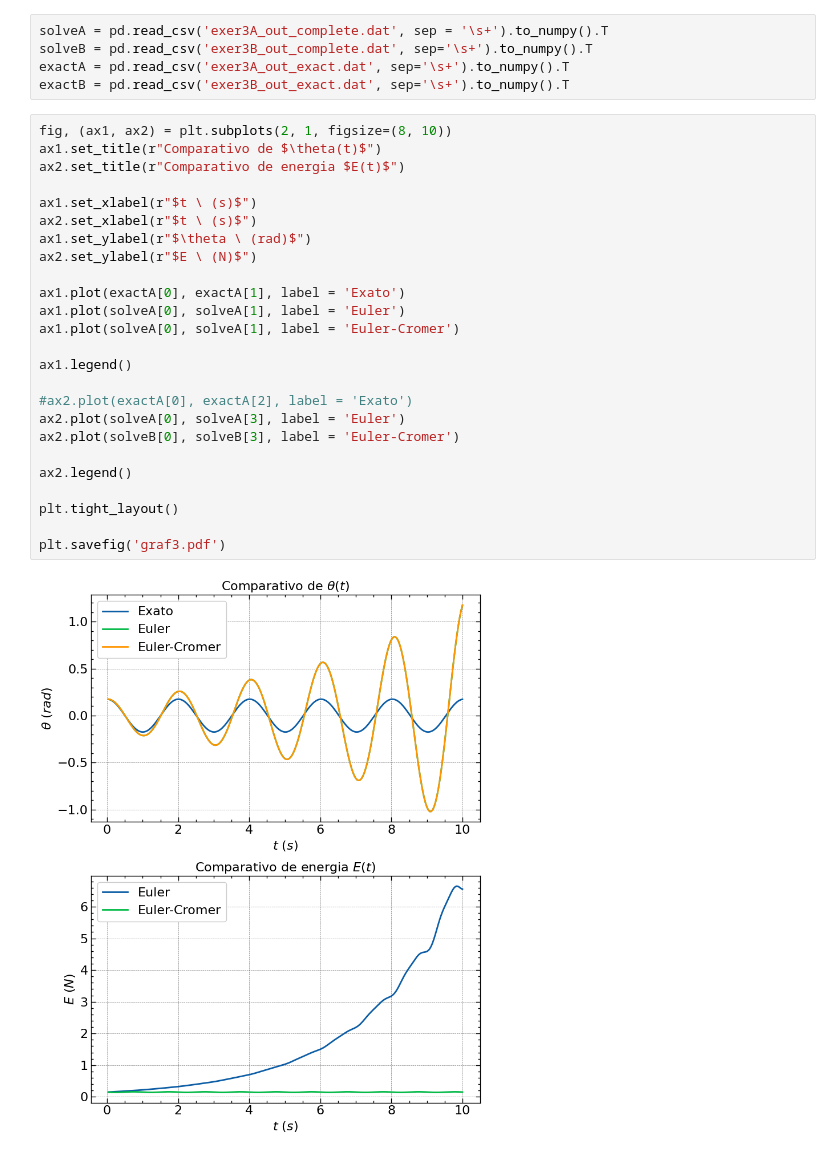
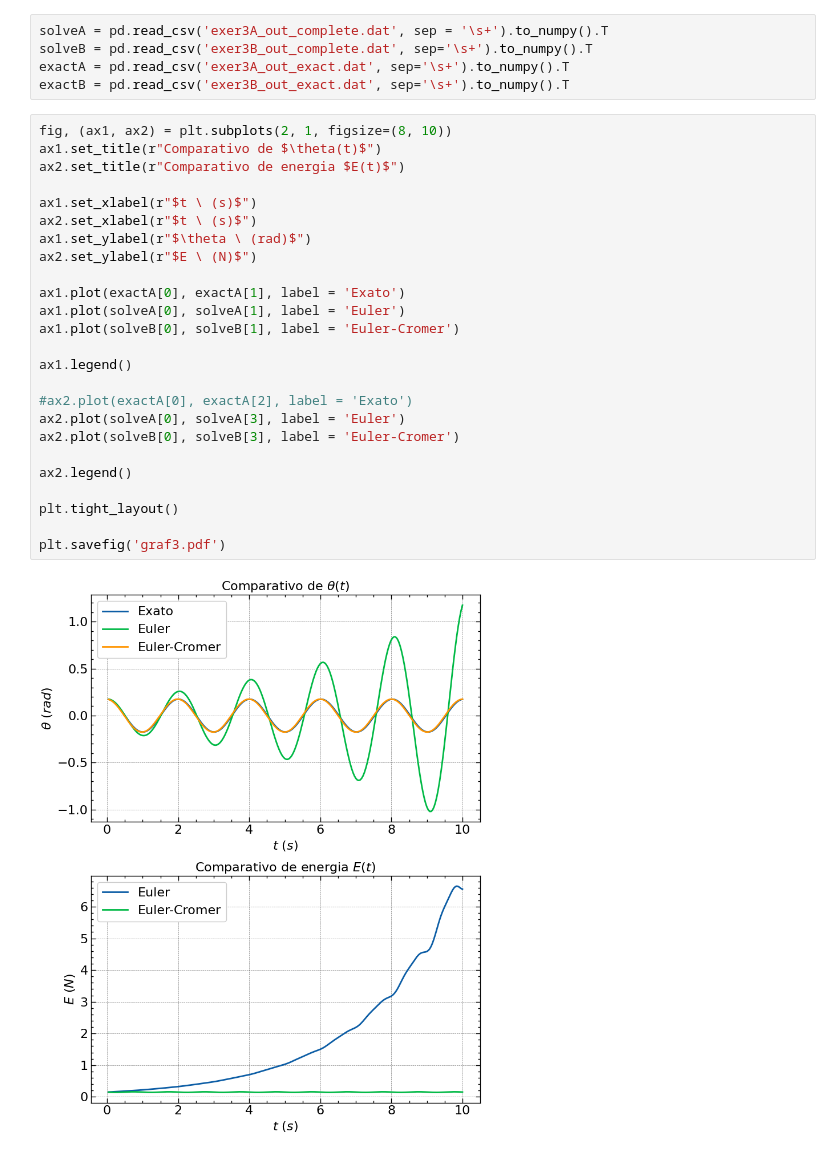
Before and after one commit to matncb/introfiscomp, a Jupyter notebook: P3/graphics.ipynb, the cells around one changed output. Saved outputs shown, nothing was run; the diff lists cells and outputs as text.

```diff
--- a/P3/graphics.ipynb
+++ b/P3/graphics.ipynb
@@ -13,27 +13,27 @@ exactB = pd.read_csv('exer3B_out_exact.dat', sep='\s+').to_numpy().T
 # %%
 fig, (ax1, ax2) = plt.subplots(2, 1, figsize=(8, 10))
 ax1.set_title(r"Comparativo de $\theta(t)$")
 ax2.set_title(r"Comparativo de energia $E(t)$")
 
 ax1.set_xlabel(r"$t \ (s)$")
 ax2.set_xlabel(r"$t \ (s)$")
 ax1.set_ylabel(r"$\theta \ (rad)$")
 ax2.set_ylabel(r"$E \ (N)$")
 
 ax1.plot(exactA[0], exactA[1], label = 'Exato')
 ax1.plot(solveA[0], solveA[1], label = 'Euler')
-ax1.plot(solveA[0], solveA[1], label = 'Euler-Cromer')
+ax1.plot(solveB[0], solveB[1], label = 'Euler-Cromer')
 
 ax1.legend()
 
 #ax2.plot(exactA[0], exactA[2], label = 'Exato')
 ax2.plot(solveA[0], solveA[3], label = 'Euler')
 ax2.plot(solveB[0], solveB[3], label = 'Euler-Cromer')
 
 ax2.legend()
 
 plt.tight_layout()
 
 plt.savefig('graf3.pdf')
 # %% [output]
-[figure, old version]
+[figure, new version]
```
Also changed, not shown: 12 other files.
